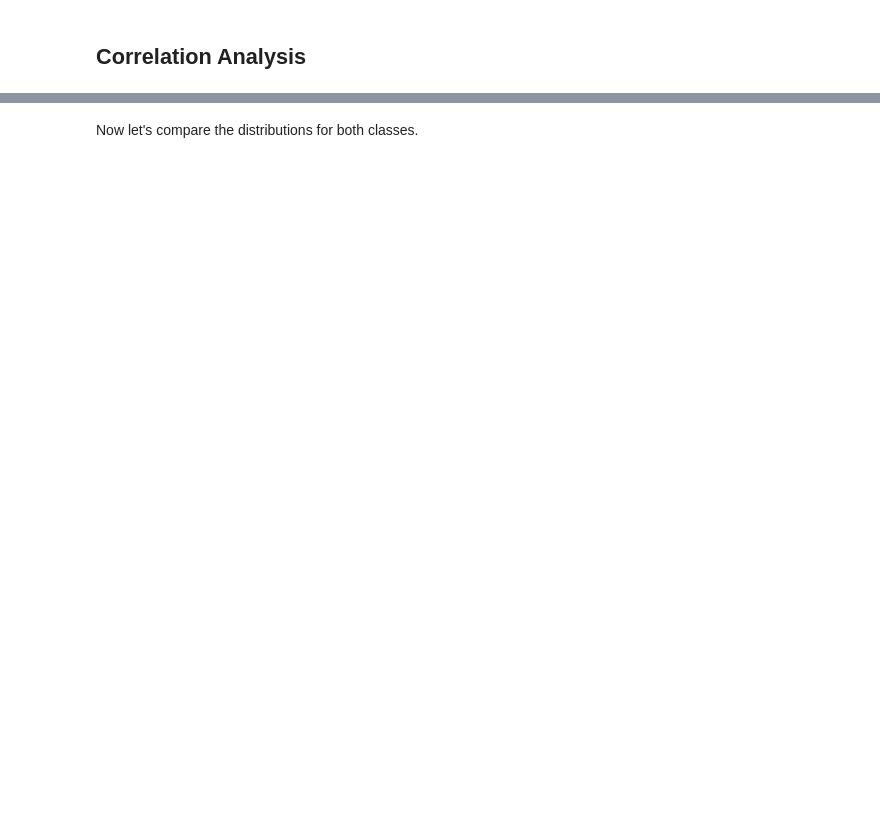
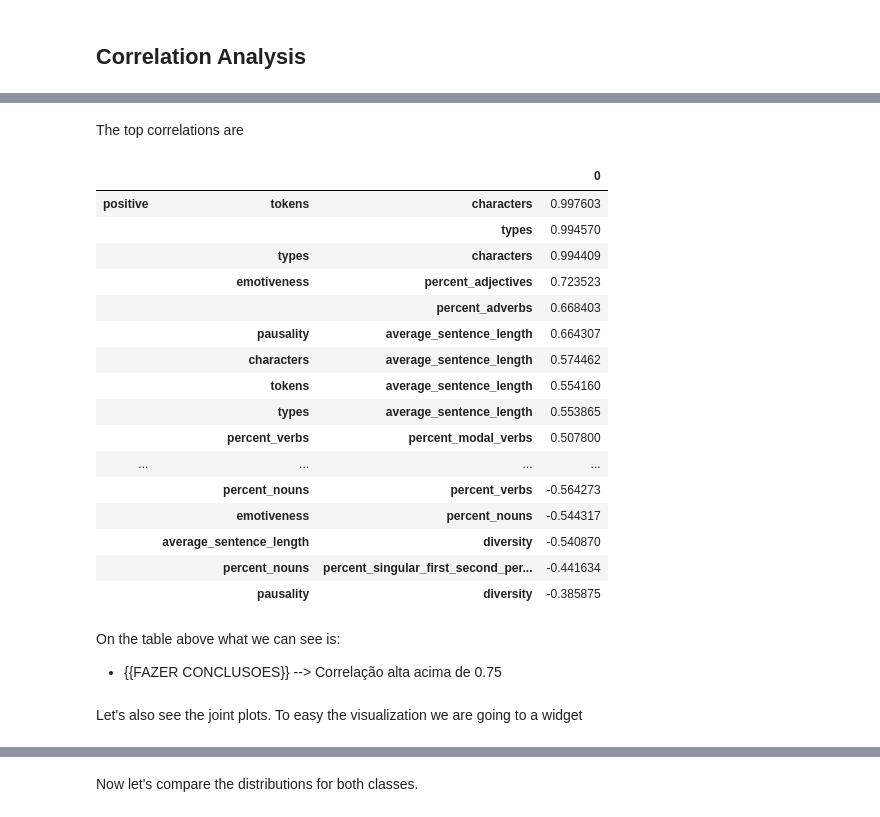
Before and after one commit to limagbz/fake-news-ptBR, a Jupyter notebook: notebooks/5 - Exploratory Data Analysis.ipynb, the cells around one changed output, grey strips where cells are left out. Cells and saved outputs as stored; diff of their text form; code cells hidden in the pictures; blank space fills up the shorter version.

```diff
--- a/notebooks/5 - Exploratory Data Analysis.ipynb
+++ b/notebooks/5 - Exploratory Data Analysis.ipynb
@@ -50 +71,16 @@ CONTINUOUS_VARIABLES = [x for x, y in data_df.dtypes.iteritems() if str(y) not i
+# %%
+def get_top_abs_correlations(df, method="spearman"):
+
+    # Drop redundant pairs of columns
+    pairs_to_drop = set()
+    cols = df.columns
+    for i in range(0, df.shape[1]):
+        for j in range(0, i+1):
+            pairs_to_drop.add((cols[i], cols[j]))
+
+    # Calculate Correlation
+    au_corr = df.corr(method=method).unstack()
+    au_corr = au_corr.drop(labels=pairs_to_drop)
+
+    return au_corr
 # %% [markdown]
@@ -66,22 +87,0 @@ To analyze the highest correlations, let's create some custon functions
-# %%
-def get_redundant_pairs(df):
-    '''Get diagonal and lower triangular pairs of correlation matrix'''
-    pairs_to_drop = set()
-    cols = df.columns
-    for i in range(0, df.shape[1]):
-        for j in range(0, i+1):
-            pairs_to_drop.add((cols[i], cols[j]))
-    return pairs_to_drop
-
-def get_top_abs_correlations(df):
-    au_corr = df.corr().unstack()
-    labels_to_drop = get_redundant_pairs(df)
-    au_corr = au_corr.drop(labels=labels_to_drop).sort_values(ascending=False)
-    return au_corr
-
-def save_joint_plots(columns, data, path, **kwargs):
-    path.mkdir(exist_ok=True, parents=True)
-    for col1, col2 in columns:
-        sns.jointplot(x=col1, y=col2, hue=kwargs['hue'], data=data)
-        plt.savefig(path/f'{col1}-{col2}.png')
-        plt.close()
@@ -91,2 +88,2 @@ Now, let's calculate the values and visualize these correlations.
 # %%
-corr_data = get_top_abs_correlations(data_df[CONTINUOUS_VARIABLES])
+correlation_data = get_top_abs_correlations(data_df[CONTINUOUS_VARIABLES])
@@ -192,0 +90,32 @@ Length: 10, dtype: float64
+# %% [markdown]
+The top correlations are
+# %%
+top_pos_corr = correlation_data[correlation_data >= 0].sort_values(ascending=False)[0:10]
+top_neg_corr = correlation_data[correlation_data <= 0].sort_values(ascending=True)[0:10]
+
+t = pd.DataFrame(pd.concat([top_pos_corr, top_neg_corr], keys=['positive', 'negative']))
+t.style.bar(subset=[0], align='mid', color=['#d65f5f', '#5fba7d'])
+# %% [output]
+|  |  |  | 0 |
+| positive | tokens | characters | 0.997603 |
+|  |  | types | 0.994570 |
+|  | types | characters | 0.994409 |
+|  | emotiveness | percent_adjectives | 0.723523 |
+|  |  | percent_adverbs | 0.668403 |
+|  | pausality | average_sentence_length | 0.664307 |
+|  | characters | average_sentence_length | 0.574462 |
+|  | tokens | average_sentence_length | 0.554160 |
+|  | types | average_sentence_length | 0.553865 |
+|  | percent_verbs | percent_modal_verbs | 0.507800 |
+| ... | ... | ... | ... |
+|  | percent_nouns | percent_verbs | -0.564273 |
+|  | emotiveness | percent_nouns | -0.544317 |
+|  | average_sentence_length | diversity | -0.540870 |
+|  | percent_nouns | percent_singular_first_second_per... | -0.441634 |
+|  | pausality | diversity | -0.385875 |
+# %% [markdown]
+On the table above what we can see is:
+
+* {{FAZER CONCLUSOES}} --> Correlação alta acima de 0.75
+# %% [markdown]
+Let's also see the joint plots. To easy the visualization we are going to a widget
```
Also changed, not shown: parts of 41 cells of this notebook, 5 other files.
